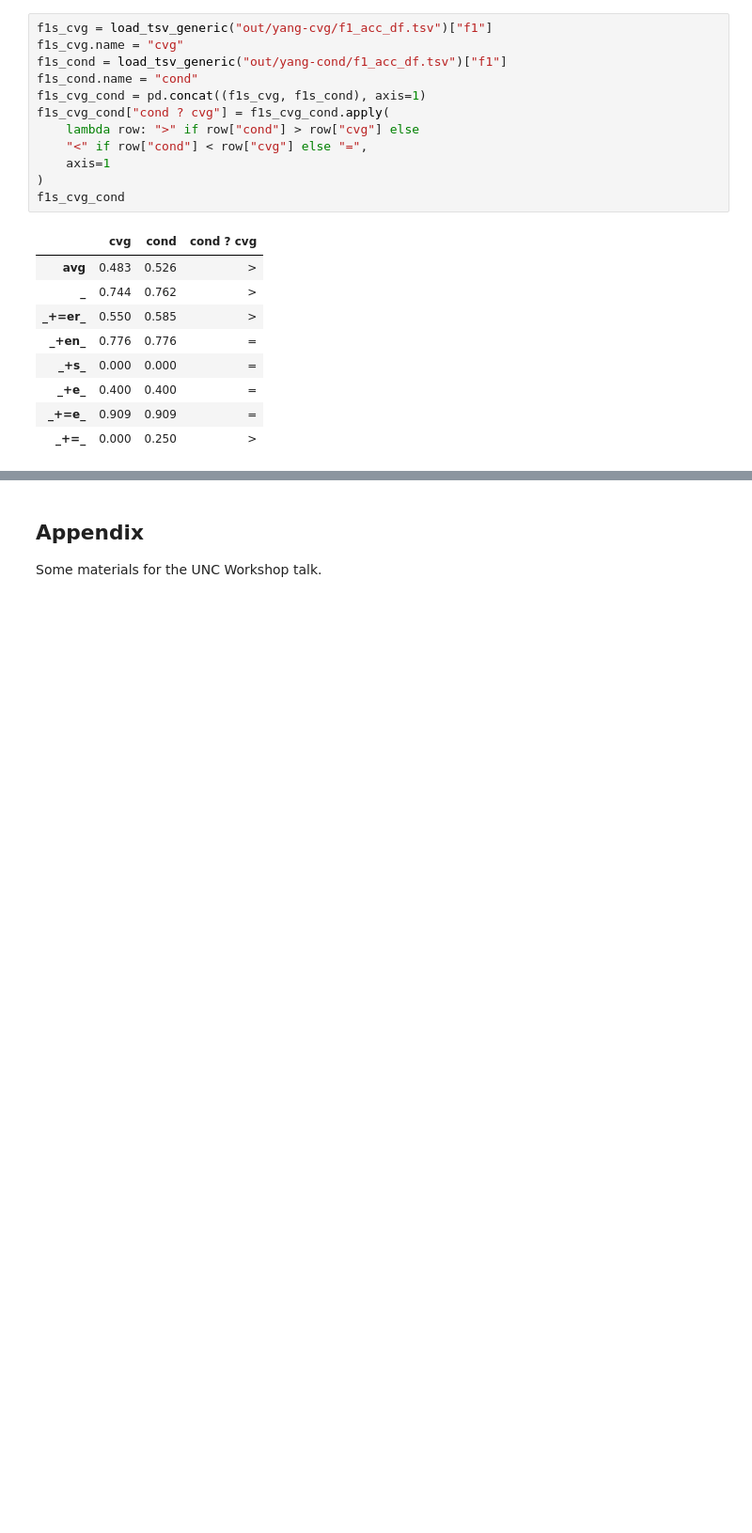
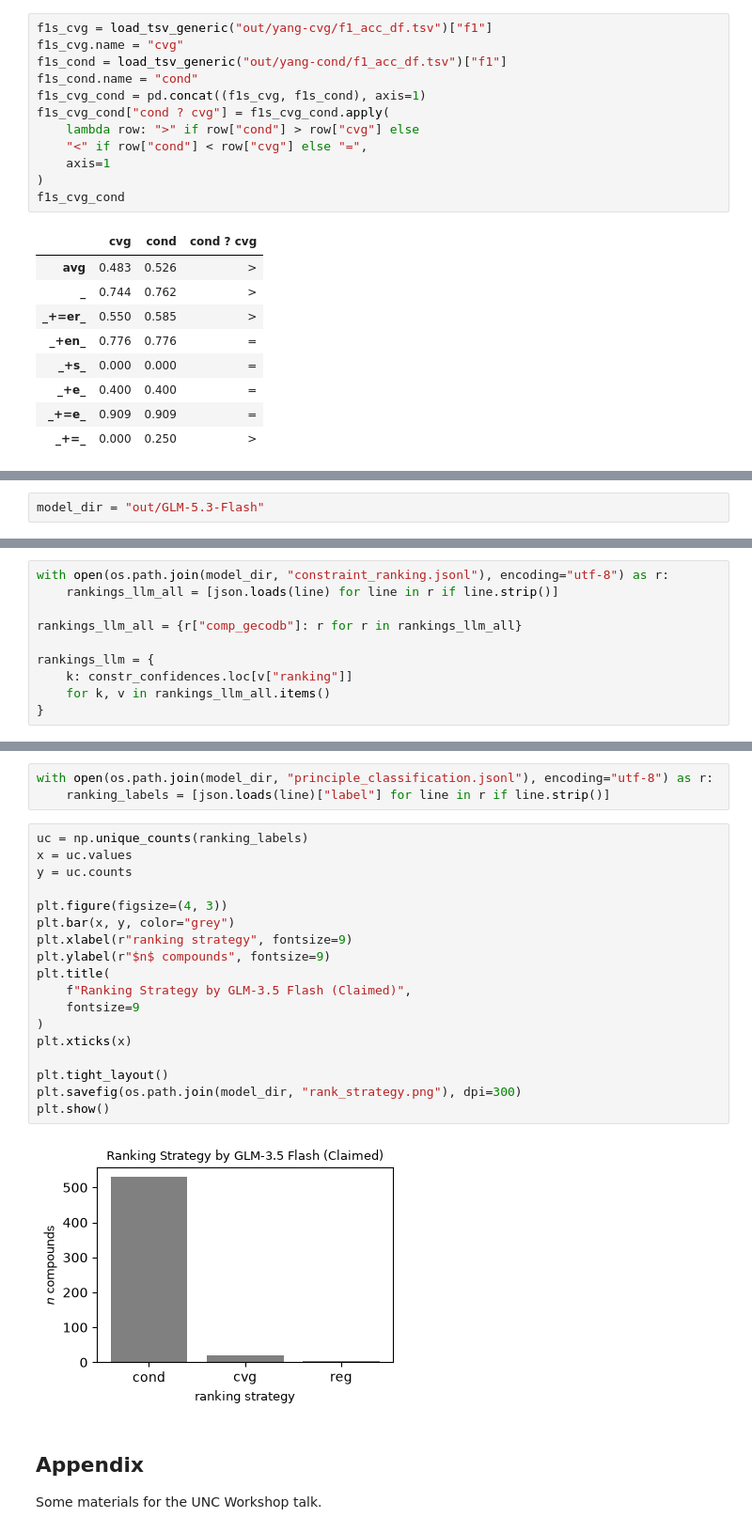
Before and after one commit to maxschmaltz/DieKonstraints, a Jupyter notebook: comp_modeling/inspect.ipynb, the cells around one changed output, grey strips where cells are left out. Shown at 94% size. Drawn from its saved outputs; the diff is of its cells as text; blank space fills up the shorter version.

```diff
--- a/comp_modeling/inspect.ipynb
+++ b/comp_modeling/inspect.ipynb
@@ -1703,0 +1709,2 @@ f1s_cvg_cond
+# %%
+model_dir = "out/GLM-5.3-Flash"
@@ -1703,0 +1754,10 @@ f1s_cvg_cond
+# %%
+with open(os.path.join(model_dir, "constraint_ranking.jsonl"), encoding="utf-8") as r:
+    rankings_llm_all = [json.loads(line) for line in r if line.strip()]
+
+rankings_llm_all = {r["comp_gecodb"]: r for r in rankings_llm_all}
+
+rankings_llm = {
+    k: constr_confidences.loc[v["ranking"]]
+    for k, v in rankings_llm_all.items()
+}
@@ -1704,3 +1880,26 @@ f1s_cvg_cond
+# %%
+with open(os.path.join(model_dir, "principle_classification.jsonl"), encoding="utf-8") as r:
+    ranking_labels = [json.loads(line)["label"] for line in r if line.strip()]
+# %%
+uc = np.unique_counts(ranking_labels)
+x = uc.values
+y = uc.counts
+
+plt.figure(figsize=(4, 3))
+plt.bar(x, y, color="grey")
+plt.xlabel(r"ranking strategy", fontsize=9)
+plt.ylabel(r"$n$ compounds", fontsize=9)
+plt.title(
+    f"Ranking Strategy by GLM-3.5 Flash (Claimed)",
+    fontsize=9
+)
+plt.xticks(x)
+
+plt.tight_layout()
+plt.savefig(os.path.join(model_dir, "rank_strategy.png"), dpi=300)
+plt.show()
+# %% [output]
+[figure, added]
 # %% [markdown]
 ## Appendix
 
```
Also changed, not shown: parts of 11 cells of this notebook, 4 other files.
